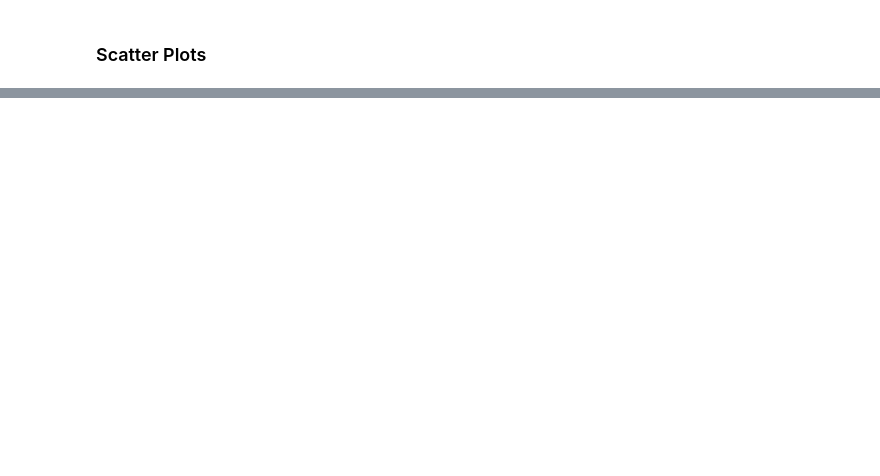
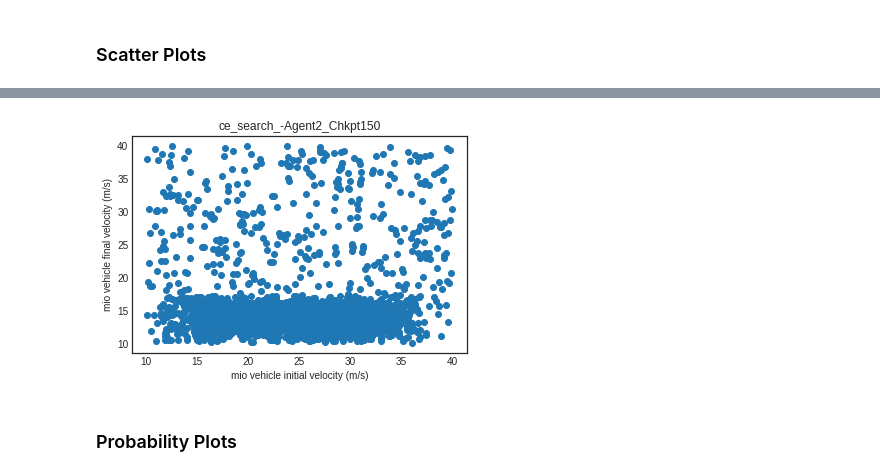
Before and after one commit to resuldagdanov/self-improving-RL, a Jupyter notebook: experiments/analyses/algorithm_results.ipynb, the cells around one changed output, grey strips where cells are left out. Cells and saved outputs as stored; diff of their text form; code cells hidden in the pictures; blank space fills up the shorter version.

```diff
--- a/experiments/analyses/algorithm_results.ipynb
+++ b/experiments/analyses/algorithm_results.ipynb
@@ -39,5 +54,16 @@ plt.ylabel("mio vehicle initial velocity (m/s)")
 # %%
+title_name = folder_name_1[:10] + "-" + folder_name_1[-15:]
+
 plt.style.use("seaborn-white")
 plt.scatter(x=df_1["config.front_v1"], y=df_1["config.front_v2"])
+
+plt.title(title_name)
 plt.xlabel("mio vehicle initial velocity (m/s)")
 plt.ylabel("mio vehicle final velocity (m/s)")
+
+save_name = "mio_vehicle"
+plt.savefig(title_name + "_" + save_name + ".png", dpi=300, bbox_inches="tight")
+# %% [output]
+[figure, added]
+# %% [markdown]
+### Probability Plots
```
Also changed, not shown: parts of 8 cells of this notebook, 1 other file.
